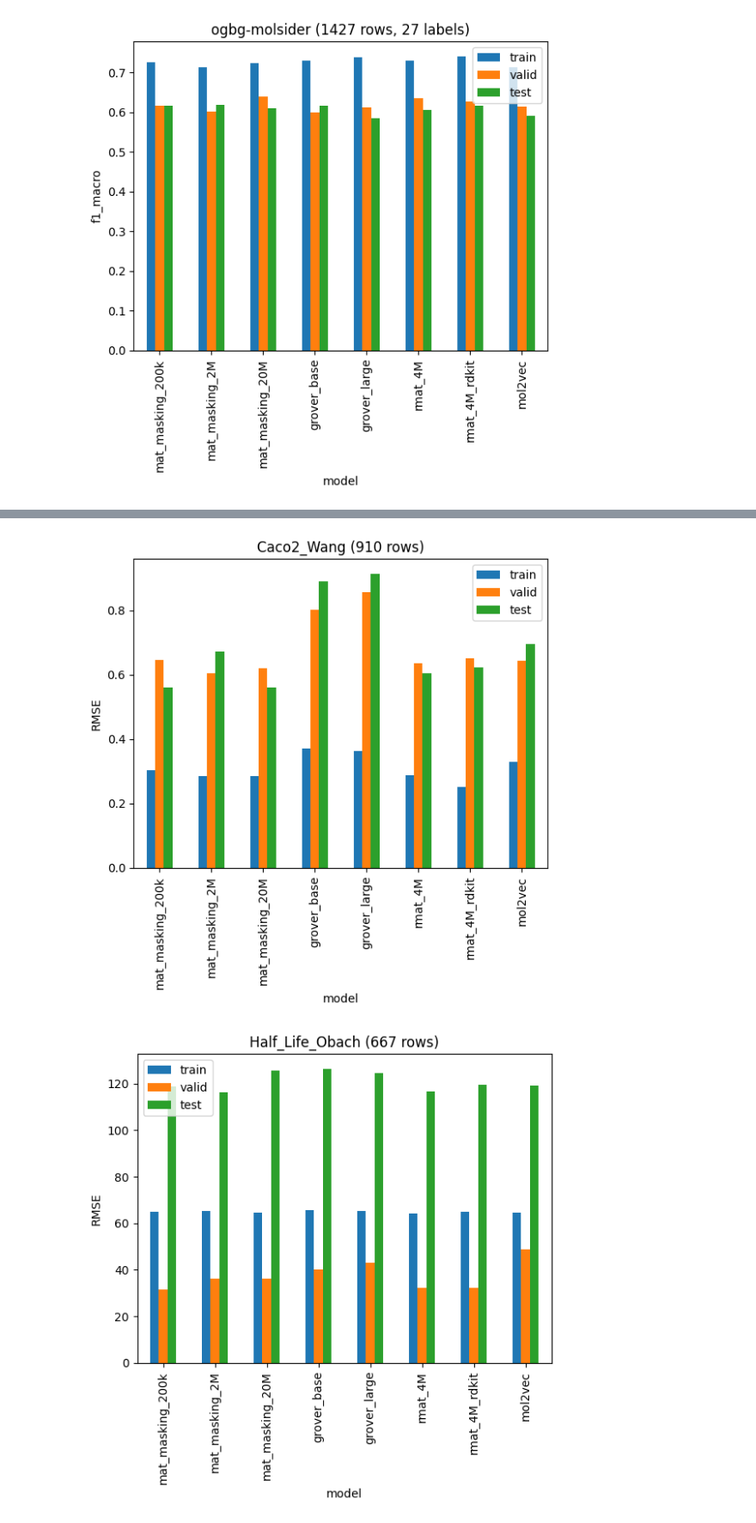
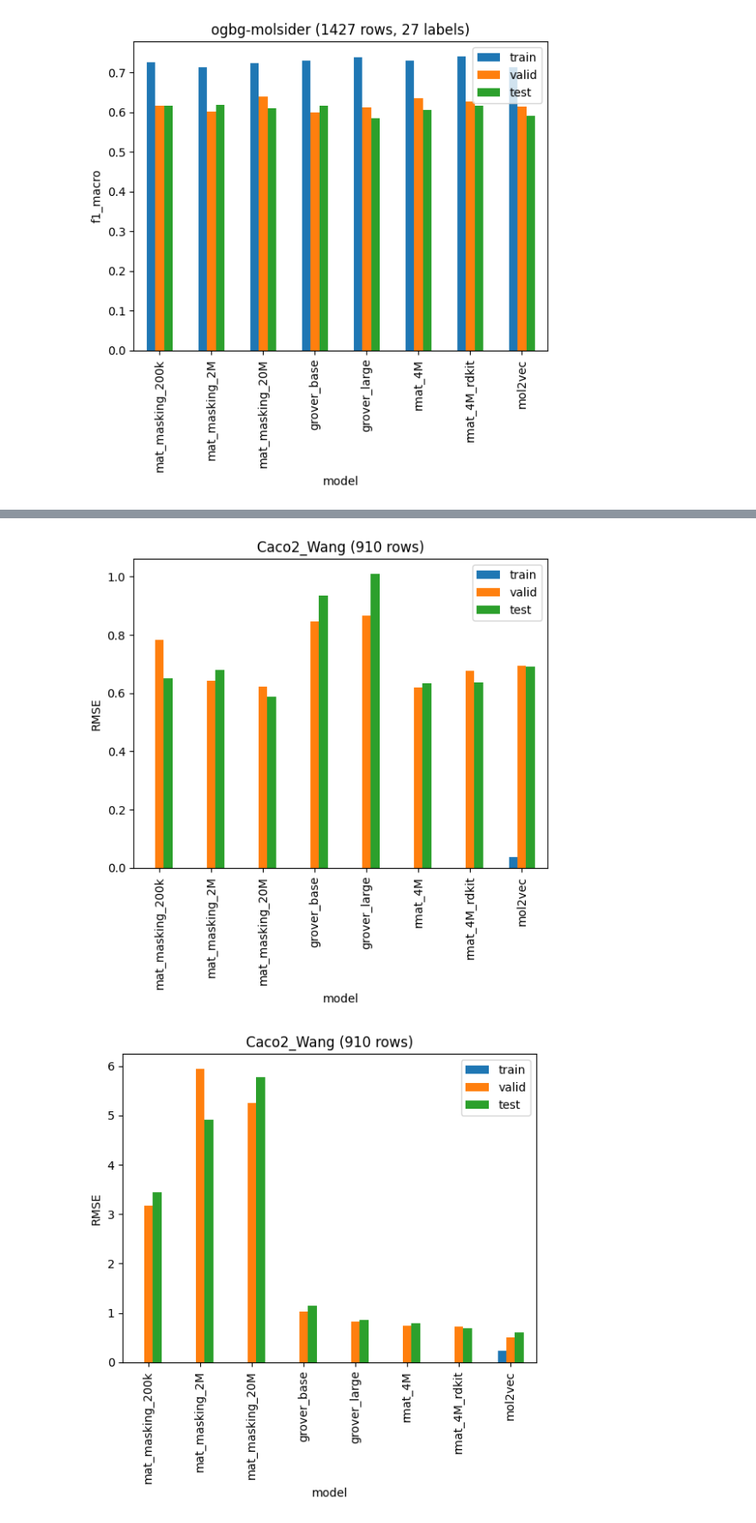
Before and after one commit to michlampert/magisterka, a Jupyter notebook: experiments.ipynb, the cells around one changed output, grey strips where cells are left out. Shown at 86% size. Cells and saved outputs as stored; diff of their text form; code cells hidden in the pictures.

```diff
--- a/experiments.ipynb
+++ b/experiments.ipynb
@@ -321,48 +332,56 @@ for dataset_name in classification_datasets:
 # %%
 regression_datasets = [
         'Caco2_Wang',
         'Half_Life_Obach',
-        # 'Lipophilicity_AstraZeneca',
-        # 'Solubility_AqSolDB',
-        # 'HydrationFreeEnergy_FreeSolv',
-        # 'PPBR_AZ',
-        # 'VDss_Lombardo',
-        # 'Clearance_Hepatocyte_AZ',
+        'Lipophilicity_AstraZeneca',
+        'Solubility_AqSolDB',
+        'HydrationFreeEnergy_FreeSolv',
+        'PPBR_AZ',
+        'VDss_Lombardo',
+        'Clearance_Hepatocyte_AZ',
     ]
 
-with open("results.md", "a") as f:
-    f.write(f"## TDC regression")
-    f.write("\n\n")
+write_to_file(f"# TDC regression")
 
 for dataset_name in regression_datasets:
-    tmp = pd.DataFrame()
+    res_tree = pd.DataFrame()
+    res_lin = pd.DataFrame()
 
     if os.path.isdir(f"embeddings/{dataset_name}"):
 
         dataset, split_idx = get_dataset(dataset_name)
         rows_count = len(dataset)
 
         for name in get_embedder_names():
             if os.path.isfile(f"embeddings/{dataset_name}/{name}.zip"):
                 df = pd.read_pickle(f"embeddings/{dataset_name}/{name}.zip")
 
-                tmp = pd.concat([tmp, pd.DataFrame(regression_error(df, split_idx), index=[name])])
+                res_tree = pd.concat([res_tree, pd.DataFrame(regression_tree_error(df, split_idx), index=[name])])
+                res_lin = pd.concat([res_lin, pd.DataFrame(regression_lin_error(df, split_idx), index=[name])])
 
-        tmp.plot.bar(ylim=(0, None), title=f"{dataset_name} ({rows_count} rows)", ylabel="RMSE", xlabel="model")
-        plt.savefig(f"plots/{dataset_name}_res.png", bbox_inches="tight")
-        with open("results.md", "a") as f:
-            f.write(f"### {dataset_name} ({rows_count} rows)")
-            f.write("\n\n")
-            f.write(tmp.to_markdown())
-            f.write("\n\n")
-            f.write(f"![plot](plots/{dataset_name}_res.png)")
-            f.write("\n\n")
+        try:
+            res_tree.plot.bar(ylim=(0, None), title=f"{dataset_name} ({rows_count} rows)", ylabel="RMSE", xlabel="model")
+            plt.savefig(f"plots/{dataset_name}_res_tree.png", bbox_inches="tight")
+            res_lin.plot.bar(ylim=(0, None), title=f"{dataset_name} ({rows_count} rows)", ylabel="RMSE", xlabel="model")
+            plt.savefig(f"plots/{dataset_name}_res_lin.png", bbox_inches="tight")
+
+            write_to_file(f"## {dataset_name} ({rows_count} rows)")
+            write_to_file(f"### Decision Tree regression")
+            write_to_file(res_tree.to_markdown())
+            write_to_file(f"![plot](plots/{dataset_name}_res_tree.png)")
+            write_to_file(f"### Linear regression")
+            write_to_file(res_lin.to_markdown())
+            write_to_file(f"![plot](plots/{dataset_name}_res_lin.png)")
+        except Exception as e:
+            write_to_file(f"## {dataset_name} ({rows_count} rows)")
+            write_to_file(f"*Problem with data*")
+            write_to_file(e)
 # %% [output]
 Found local copy...
 Loading...
 Done!
 Found local copy...
 Loading...
 Done!
-[figure, old version]
+[figure, new version]
-[figure, old version]
+[figure, new version]
```
Also changed, not shown: parts of 2 cells of this notebook, 7 other files.
